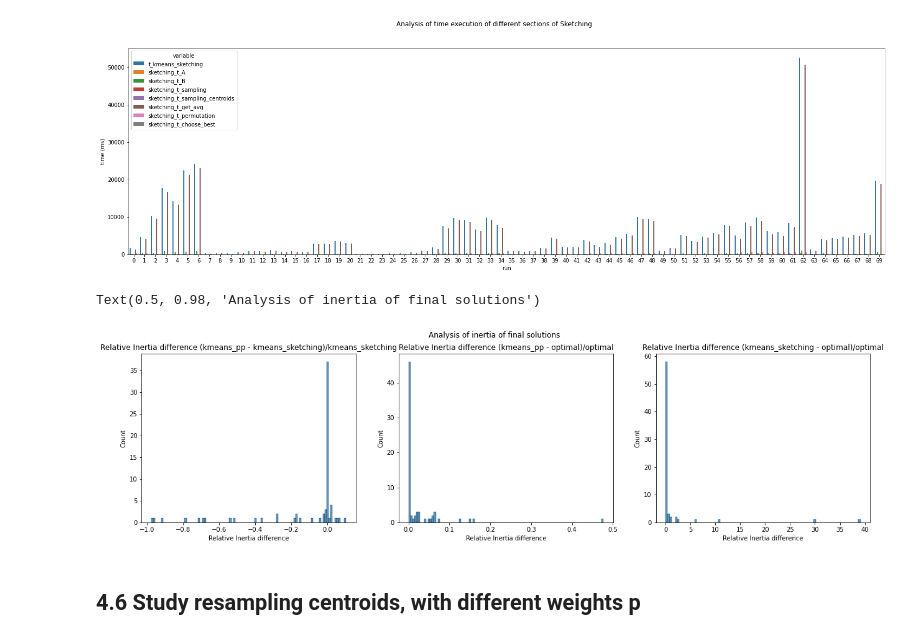
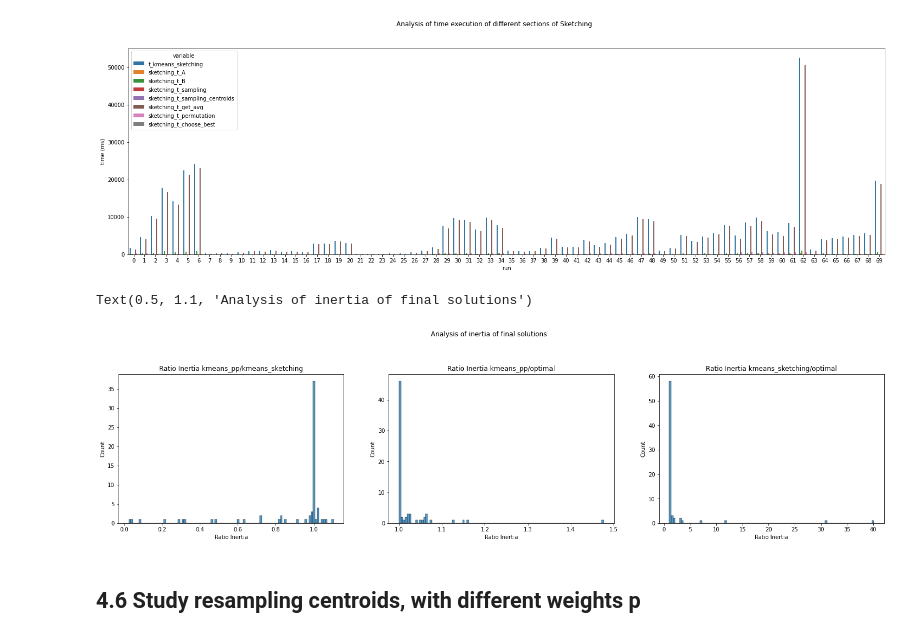
Before and after one commit to nefagi-01/DIAS-semester-project, a Jupyter notebook: Sketching.ipynb, the cells around one changed output. Drawn from its saved outputs; the diff is of its cells as text; code cells hidden in the pictures.

```diff
--- a/Sketching.ipynb
+++ b/Sketching.ipynb
@@ -1335,7 +1335,7 @@ seed = 0
 tol = 1e-6
 max_iter = 50
 subsample_size = 0.01
-run = True
+run = False
 FACTOR = 1e+06
 measurements = {'steps_kmeans_pp': [], 'steps_kmeans_sketching' : [], 't_kmeans_pp': [], 't_kmeans_sketching': [], 'inertia_kmeans_pp': [], 'inertia_kmeans_sketching': [], 'optimal_inertia': [],
                'sketching_t_A': [], 'sketching_t_B' : [], 'sketching_t_sampling': [], 'sketching_t_sampling_centroids': [], 'sketching_t_get_avg': [], 'sketching_t_permutation': [], 'sketching_t_choose_best': []}
@@ -1397,9 +1397,9 @@ with open(path_pickle, 'rb') as handle:
     df = pd.DataFrame(measurements)
 # %%
 # plot histogram of time difference between t_kmeans_pp and t_kmeans_sketching
-df['rel_t_difference'] = (df['t_kmeans_pp'] - df['t_kmeans_sketching'])/df['t_kmeans_sketching']
+df['ratio_pp_sketching'] = (df['t_kmeans_pp'])/df['t_kmeans_sketching']
 fig, ax = plt.subplots(figsize=(9,5))
-sns.histplot(df['rel_t_difference'], bins = 100, ax = ax)
-ax.set_xlabel('Relative Time difference (s)')
-ax.set_title('Histogram Relative Time difference (t_kmeans_pp - t_kmeans_sketching)/t_kmeans_sketching in (s)')
+sns.histplot(df['ratio_pp_sketching'], bins = 100, ax = ax)
+ax.set_xlabel('Ratio Time ')
+ax.set_title('Histogram Time Ratio t_kmeans_pp/t_kmeans_sketching')
 # %% [output]
@@ -1446,30 +1446,30 @@ Text(0.5, 0.98, 'Analysis of time execution of different sections of Sketching')
 [figure]
 # %%
 # analysis of inertia of final solutions
-df['rel_diff_inertia_pp_sketching'] = (df['inertia_kmeans_pp'] - df['inertia_kmeans_sketching'])/df['inertia_kmeans_sketching']
-df['rel_diff_inertia_pp_optimal'] = (df['inertia_kmeans_pp'] - df['optimal_inertia'])/df['optimal_inertia']
-df['rel_diff_inertia_sketching_optimal'] = (df['inertia_kmeans_sketching'] - df['optimal_inertia'])/df['optimal_inertia']
-fig, axes = plt.subplots(1, 3, figsize=(21,5))
+df['ratio_inertia_pp_sketching'] = (df['inertia_kmeans_pp'])/df['inertia_kmeans_sketching']
+df['ratio_inertia_pp_optimal'] = (df['inertia_kmeans_pp'])/df['optimal_inertia']
+df['ratio_inertia_sketching_optimal'] = (df['inertia_kmeans_sketching'])/df['optimal_inertia']
+fig, axes = plt.subplots(1, 3, figsize=(25,5))
 
 # inertia_kmeans_pp - inertia_kmeans_sketching
-sns.histplot(df['rel_diff_inertia_pp_sketching'], bins = 100, ax = axes[0])
-axes[0].set_xlabel('Relative Inertia difference')
-axes[0].set_title('Relative Inertia difference (kmeans_pp - kmeans_sketching)/kmeans_sketching')
+sns.histplot(df['ratio_inertia_pp_sketching'], bins = 100, ax = axes[0])
+axes[0].set_xlabel('Ratio Inertia')
+axes[0].set_title('Ratio Inertia kmeans_pp/kmeans_sketching')
 
 # inertia_kmeans_pp - optimal_inertia
-sns.histplot(df['rel_diff_inertia_pp_optimal'], bins = 100, ax = axes[1])
-axes[1].set_xlabel('Relative Inertia difference')
-axes[1].set_title('Relative Inertia difference (kmeans_pp - optimal)/optimal')
+sns.histplot(df['ratio_inertia_pp_optimal'], bins = 100, ax = axes[1])
+axes[1].set_xlabel('Ratio Inertia')
+axes[1].set_title('Ratio Inertia kmeans_pp/optimal')
 
 # inertia_kmeans_sketching - optimal_inertia
-sns.histplot(df['rel_diff_inertia_sketching_optimal'], bins = 100, ax = axes[2])
-axes[2].set_xlabel('Relative Inertia difference')
-axes[2].set_title('Relative Inertia difference (kmeans_sketching - optimal)/optimal')
+sns.histplot(df['ratio_inertia_sketching_optimal'], bins = 100, ax = axes[2])
+axes[2].set_xlabel('Ratio Inertia')
+axes[2].set_title('Ratio Inertia kmeans_sketching/optimal')
 
-fig.suptitle('Analysis of inertia of final solutions')
+fig.suptitle('Analysis of inertia of final solutions', y = 1.1)
 # %% [output]
-Text(0.5, 0.98, 'Analysis of inertia of final solutions')
+Text(0.5, 1.1, 'Analysis of inertia of final solutions')
-[figure, old version]
+[figure, new version]
 # %% [markdown]
 ## 4.6 Study resampling centroids, with different weights p
 # %% [markdown]
```
Also changed, not shown: parts of 1 cell of this notebook.
